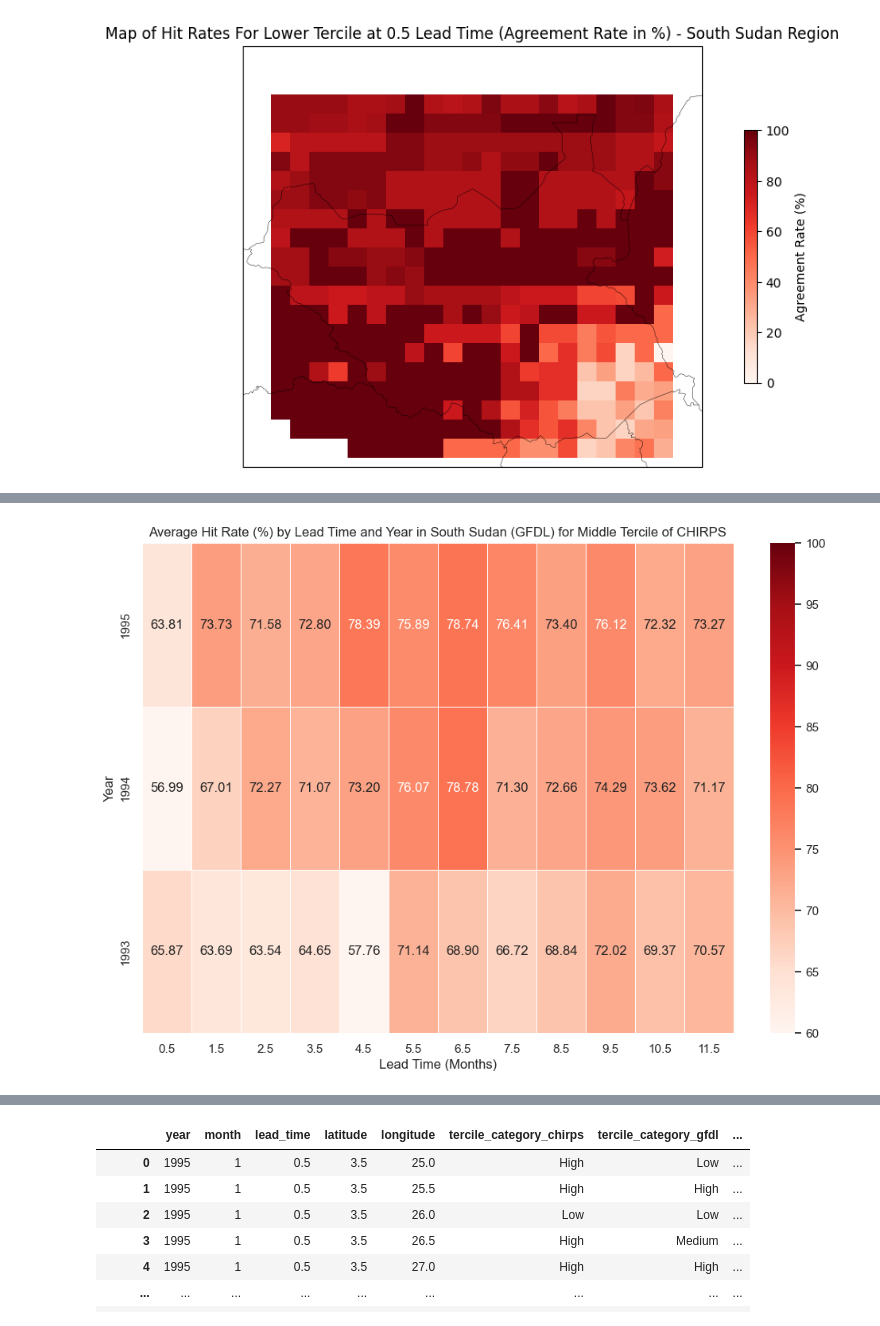
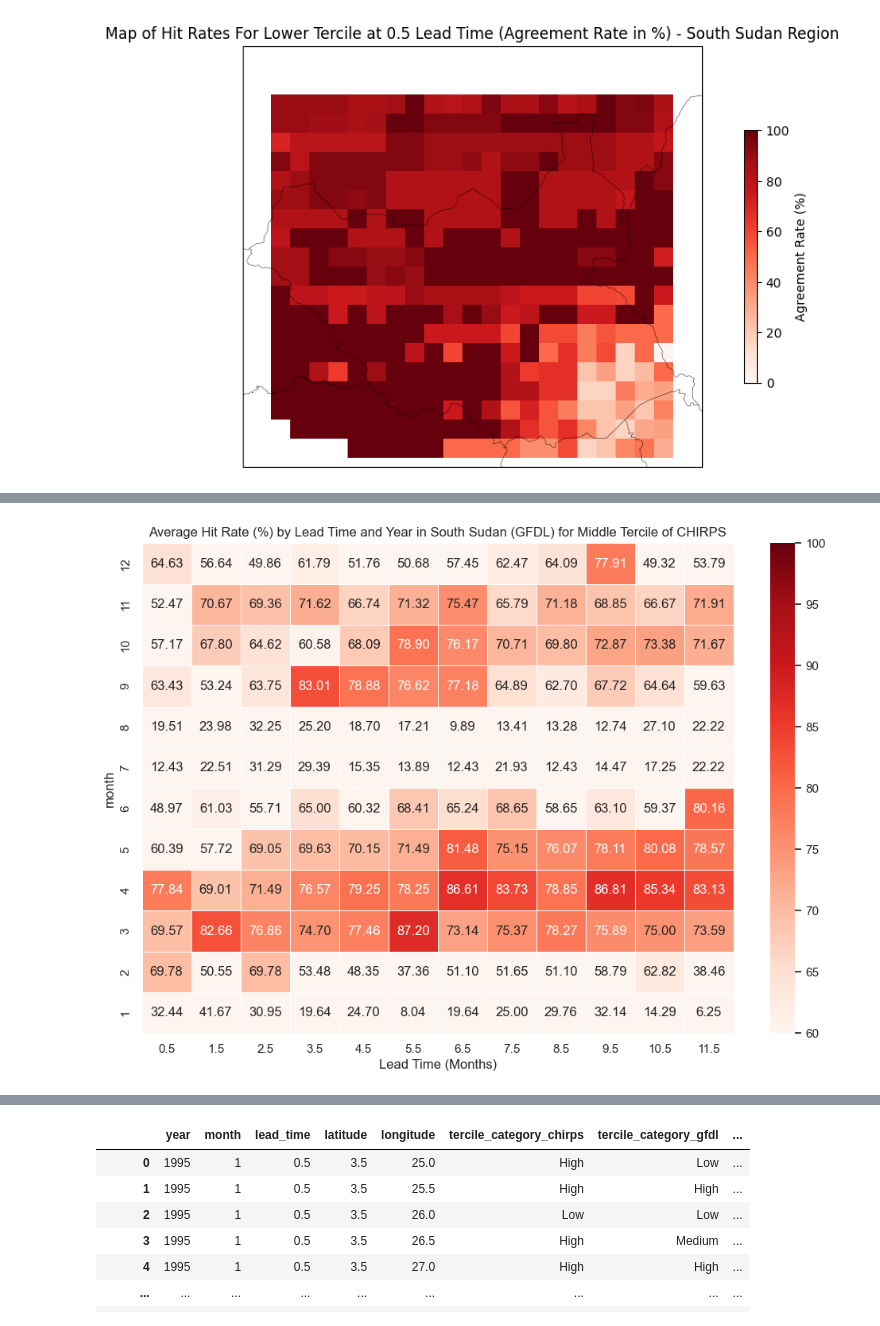
Before and after one commit to yatli24/CHC, a Jupyter notebook: Jupyter notebooks/Tercile_Hit_Rate.ipynb, the cells around one changed output, grey strips where cells are left out. Drawn from its saved outputs; the diff is of its cells as text; code cells hidden in the pictures.

```diff
--- a/Jupyter notebooks/Tercile_Hit_Rate.ipynb
+++ b/Jupyter notebooks/Tercile_Hit_Rate.ipynb
@@ -499,42 +531,42 @@ plt.show()
 agreement_per_pixel_High = tercile_merged_south_sudan_GFDL[tercile_merged_south_sudan_GFDL['tercile_category_chirps'] == 'Medium']
 
 # compute agreement rate by pixel, for all years all months all lead times
-agreement_per_pixel_High = agreement_per_pixel_High.groupby(['latitude', 'longitude', 'year', 'lead_time'])["agreement_rate"].mean() * 100
+agreement_per_pixel_High = agreement_per_pixel_High.groupby(['latitude', 'longitude', 'month', 'lead_time'])["agreement_rate"].mean() * 100
 
 # reset index for plotting
 agreement_per_pixel_High = agreement_per_pixel_High.reset_index()
 
 # compute region averages for every year and every lead time
-agreement_per_pixel_High = agreement_per_pixel_High.groupby(['year', 'lead_time'])['agreement_rate'].mean().reset_index()
+agreement_per_pixel_High = agreement_per_pixel_High.groupby(['month', 'lead_time'])['agreement_rate'].mean().reset_index()
 
 # assign region and model name columns
 agreement_per_pixel_High['region'] = 'South Sudan'
 agreement_per_pixel_High['model'] = 'GFDL'
 
 # plot
 import pandas as pd
 import seaborn as sns
 import matplotlib.pyplot as plt
 
 # Pivot the data for heatmap
-heatmap_data = agreement_per_pixel_High.pivot(index="year", columns="lead_time", values="agreement_rate")
+heatmap_data = agreement_per_pixel_High.pivot(index="month", columns="lead_time", values="agreement_rate")
 
 # sort by year descending, 2020 at top, 1995 at bottom
 heatmap_data.sort_index(ascending=False, inplace=True)
 
 # Plot the figure (one plot in the big grid)
 plt.figure(figsize=(12, 8))
 sns.set_theme(style="whitegrid")
 
 # annot and fmt add the decimal points, we can remove this once we inspect one graph and see if our results make sense
 sns.heatmap(heatmap_data, cmap="Reds", annot=True, fmt=".2f", linewidths=0.5, vmin=60, vmax=100)
 
 plt.xlabel("Lead Time (Months)")
-plt.ylabel("Year")
+plt.ylabel("month")
 plt.title("Average Hit Rate (%) by Lead Time and Year in South Sudan (GFDL) for Middle Tercile of CHIRPS")
 plt.show()
 # %% [output]
-[figure, old version]
+[figure, new version]
 # %%
 # BIG GRAPH
 # Y AXIS: SEVERAL YEARS, 1993-2020
```
Also changed, not shown: parts of 5 cells of this notebook.
